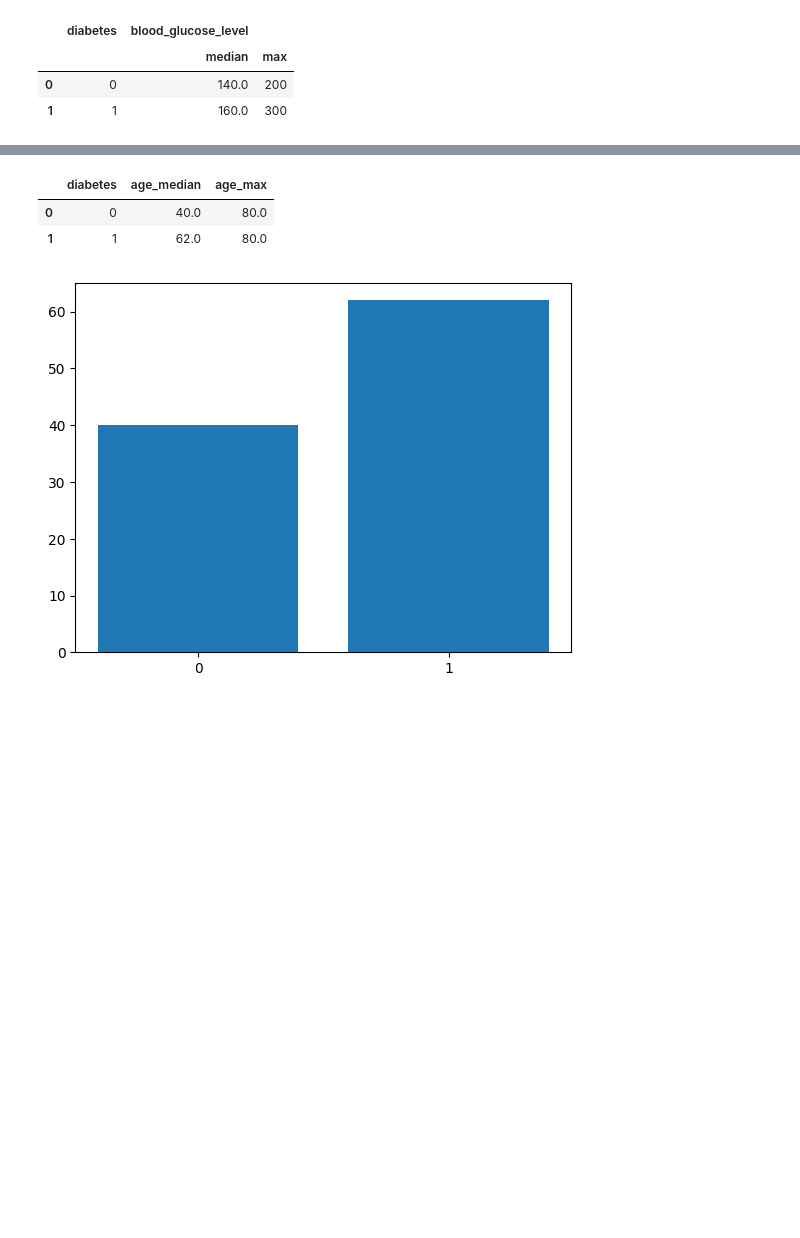
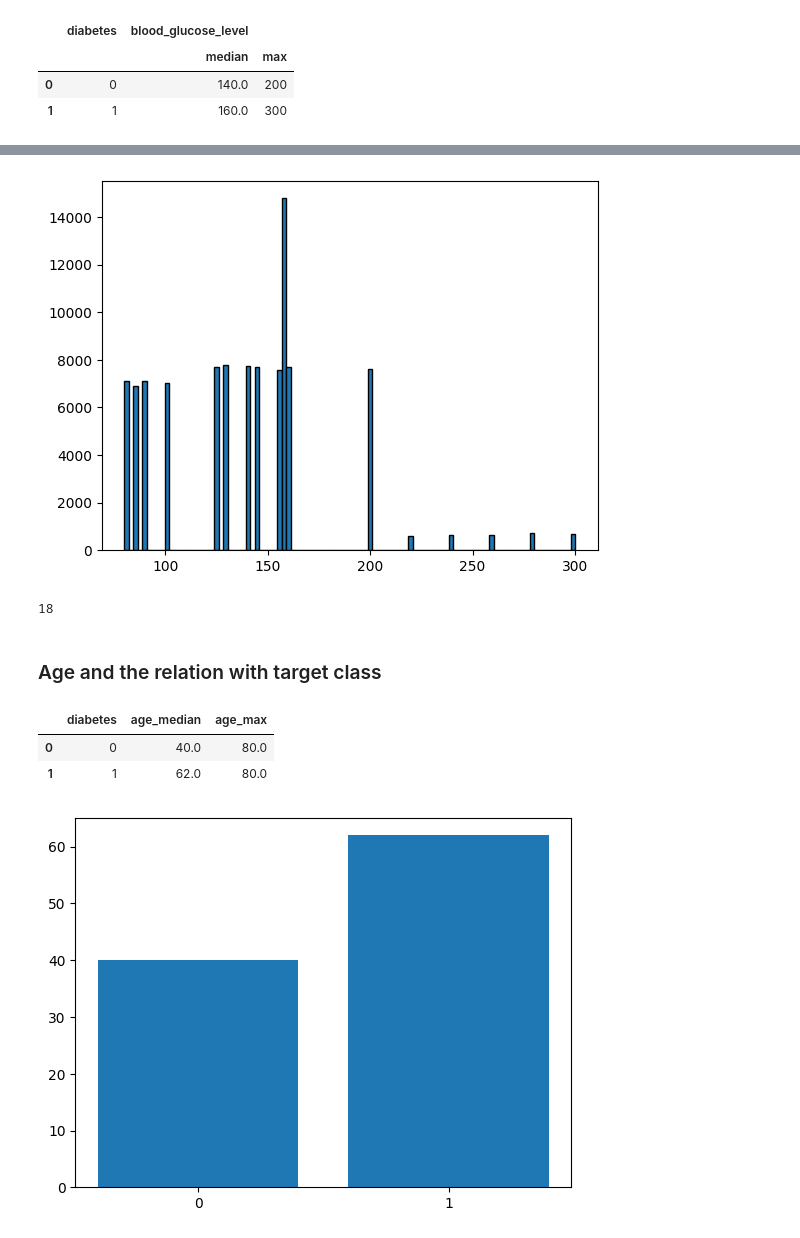
Before and after one commit to suchirmm/predictive_ml_, a Jupyter notebook: health_classification.ipynb, the cells around one changed output, grey strips where cells are left out. Drawn from its saved outputs; the diff is of its cells as text; code cells hidden in the pictures; blank space fills up the shorter version.

```diff
--- a/health_classification.ipynb
+++ b/health_classification.ipynb
@@ -81 +104,14 @@ df.groupby('diabetes').agg({'blood_glucose_level' : ['median', 'max']}).reset_in
+# %%
+# BLood glucose levels show that it is has a lot of discrete numerical values
+plt.hist(df['blood_glucose_level'], bins =100, edgecolor = 'black')
+plt.show()
+# %% [output]
+[figure, added]
+# %%
+# Essentially categorical since there are discrete numerical values
+df['blood_glucose_level'].nunique()
+# %% [output]
+18
+# %% [markdown]
+### Age and the relation with target class
 # %%
```
Also changed, not shown: parts of 15 cells of this notebook.
